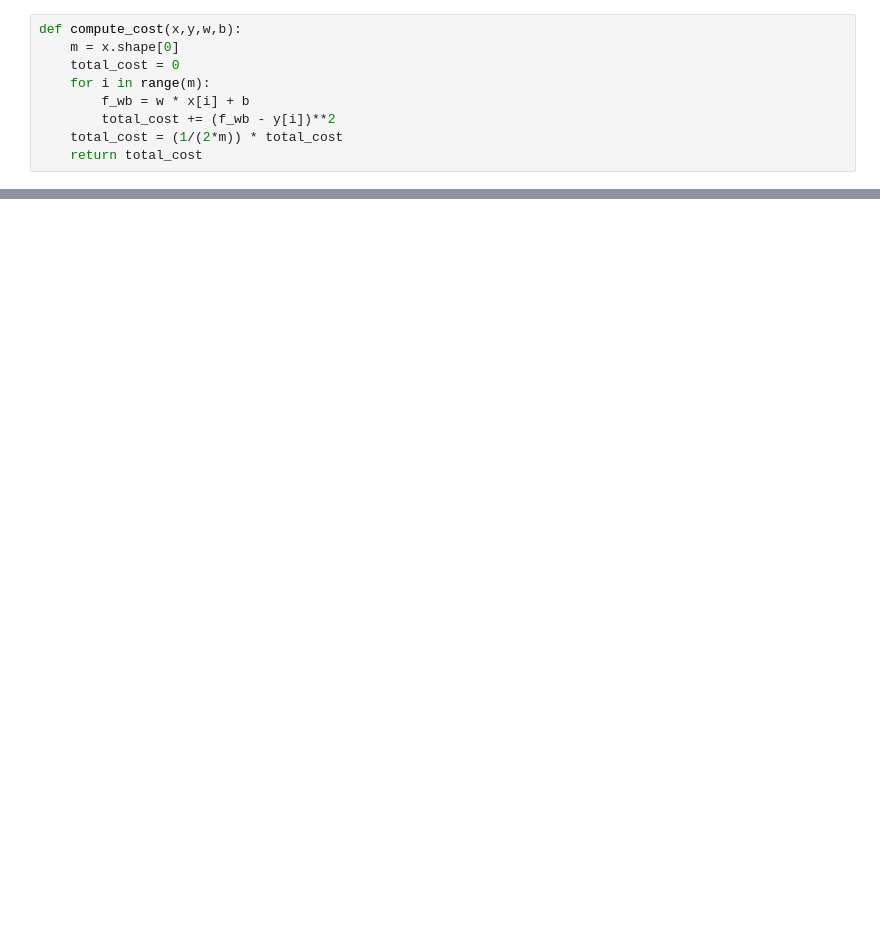
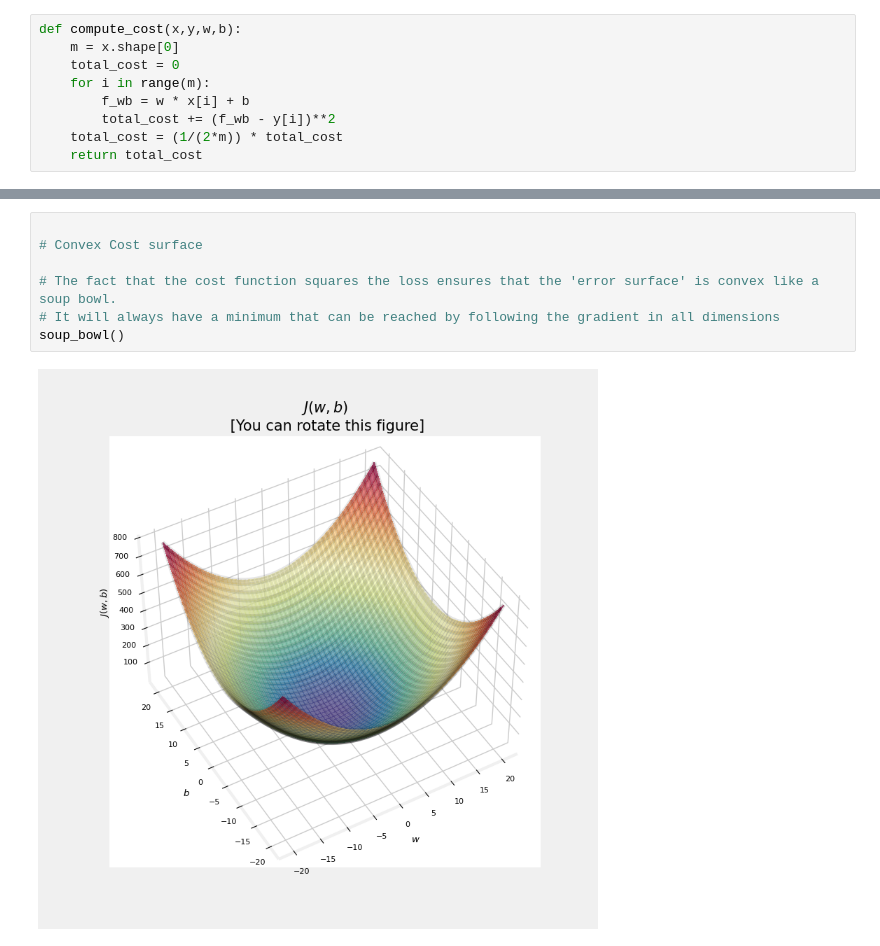
Before and after one commit to riya461/Learn_ML, a Jupyter notebook: Coursera_Supervised_ML/Intro_to_ML/linear_regression_1.ipynb, the cells around one changed output, grey strips where cells are left out. Cells and saved outputs as stored; diff of their text form; blank space fills up the shorter version.

```diff
--- a/Coursera_Supervised_ML/Intro_to_ML/linear_regression_1.ipynb
+++ b/Coursera_Supervised_ML/Intro_to_ML/linear_regression_1.ipynb
@@ -108,0 +135,9 @@ ModuleNotFoundError: No module named 'ipympl'
+# %%
+
+# Convex Cost surface
+
+# The fact that the cost function squares the loss ensures that the 'error surface' is convex like a soup bowl.
+# It will always have a minimum that can be reached by following the gradient in all dimensions
+soup_bowl()
+# %% [output]
+[figure, added]
```
Also changed, not shown: parts of 5 cells of this notebook, 1 other file.
